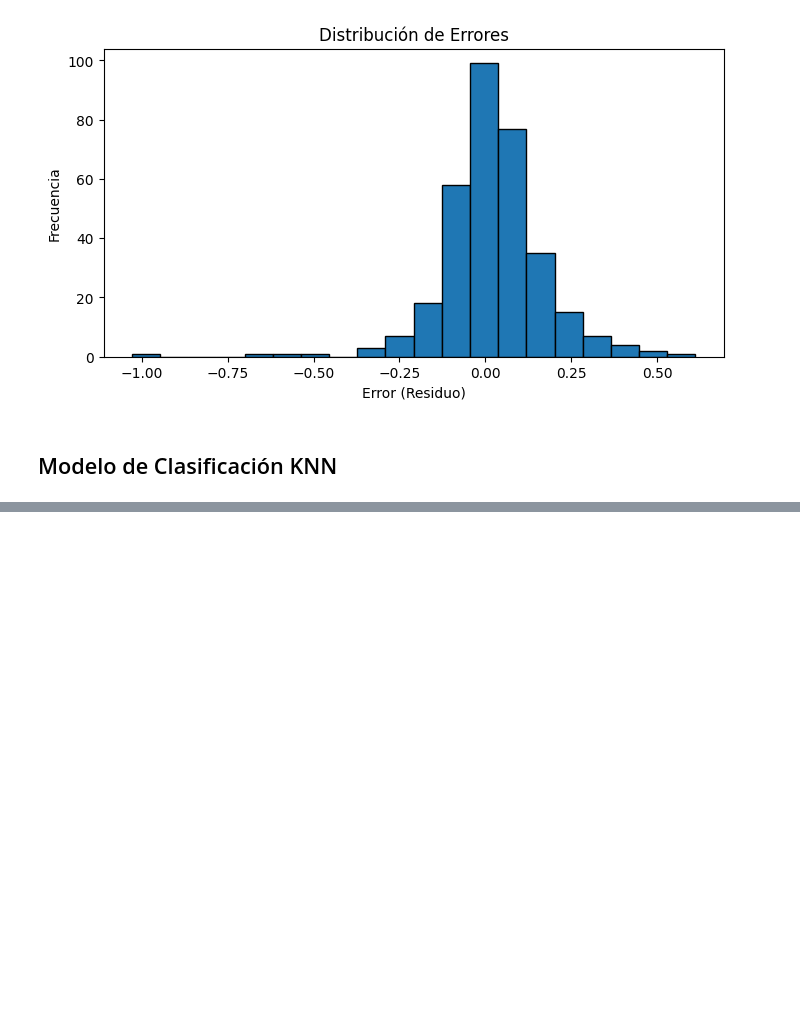
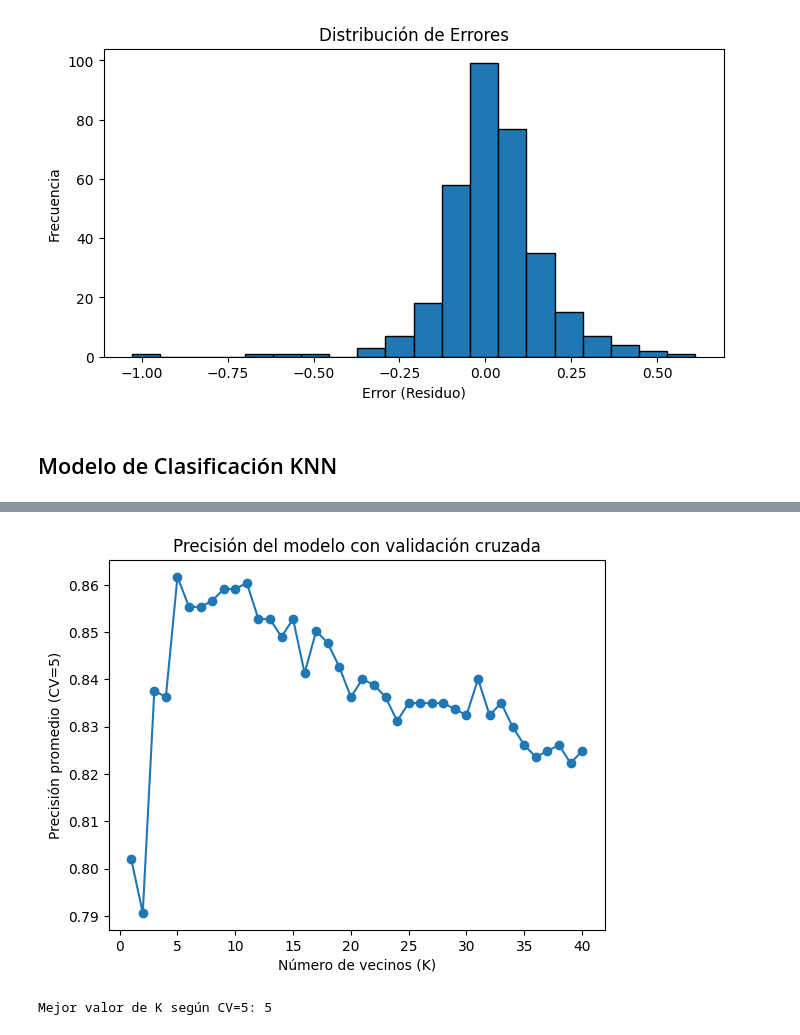
Before and after one commit to DiegoDuaS/KNN, a Jupyter notebook: actividades.ipynb, the cells around one changed output, grey strips where cells are left out. Cells and saved outputs as stored; diff of their text form; code cells hidden in the pictures; blank space fills up the shorter version.

```diff
--- a/actividades.ipynb
+++ b/actividades.ipynb
@@ -206,0 +229,13 @@ ValueError: could not convert string to float: 'RL'
+# %%
+plt.plot(k_values, cv_scores, marker='o')
+plt.xlabel('Número de vecinos (K)')
+plt.ylabel('Precisión promedio (CV=5)')
+plt.title('Precisión del modelo con validación cruzada')
+plt.show()
+
+# Mejor K basado en la validación cruzada
+best_k = k_values[np.argmax(cv_scores)]
+print(f"Mejor valor de K según CV=5: {best_k}")
+# %% [output]
+[figure, added]
+Mejor valor de K según CV=5: 5
```
Also changed, not shown: parts of 5 cells of this notebook, 1 other file.
